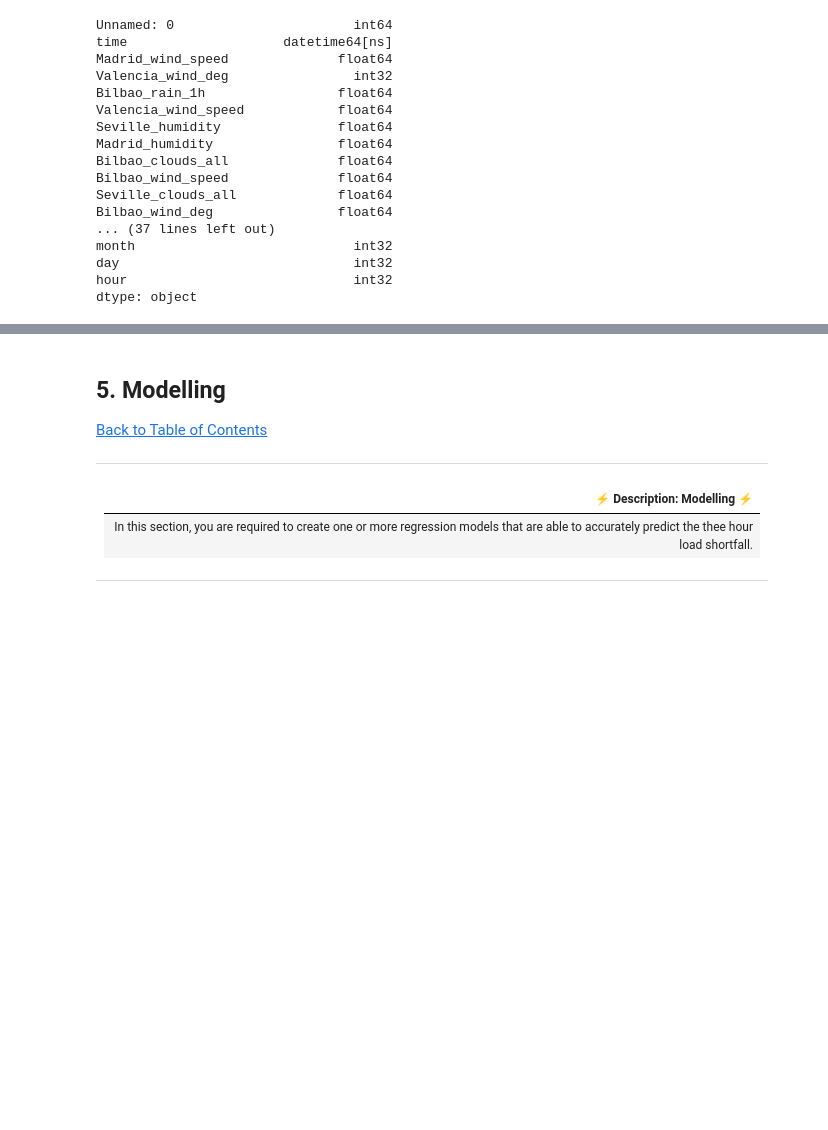
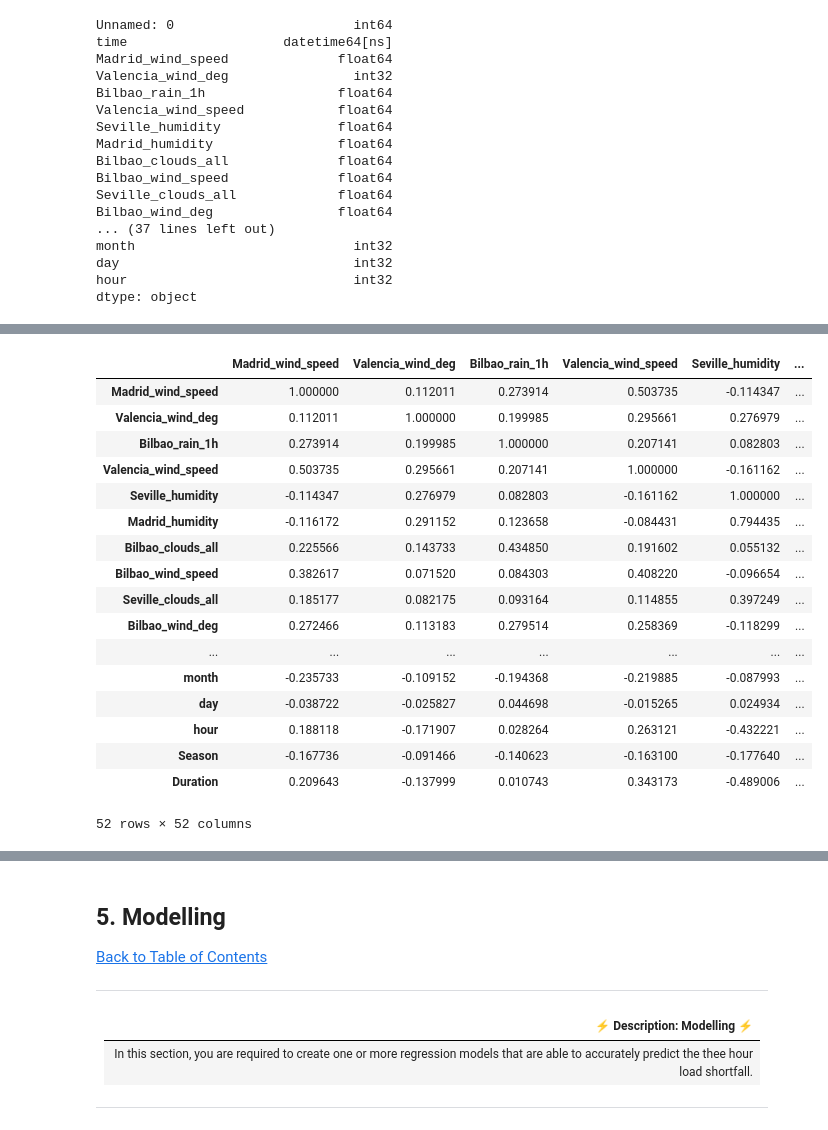
Before and after one commit to setshabapm/spain_electricity_shortfall_challenge_2023, a Jupyter notebook: Advanced-Regression-Starter-Data/starter-notebook.ipynb, the cells around one changed output, grey strips where cells are left out. Cells and saved outputs as stored; diff of their text form; code cells hidden in the pictures; blank space fills up the shorter version.

```diff
--- a/Advanced-Regression-Starter-Data/starter-notebook.ipynb
+++ b/Advanced-Regression-Starter-Data/starter-notebook.ipynb
@@ -869,0 +937,24 @@ corr[np.abs(corr) > 0.9]
+# %%
+# Creating a correlation matrix
+corr = df_clean.corr()
+
+corr
+# %% [output]
+|  | Madrid_wind_speed | Valencia_wind_deg | Bilbao_rain_1h | Valencia_wind_speed | Seville_humidity | ... |
+| Madrid_wind_speed | 1.000000 | 0.112011 | 0.273914 | 0.503735 | -0.114347 | ... |
+| Valencia_wind_deg | 0.112011 | 1.000000 | 0.199985 | 0.295661 | 0.276979 | ... |
+| Bilbao_rain_1h | 0.273914 | 0.199985 | 1.000000 | 0.207141 | 0.082803 | ... |
+| Valencia_wind_speed | 0.503735 | 0.295661 | 0.207141 | 1.000000 | -0.161162 | ... |
+| Seville_humidity | -0.114347 | 0.276979 | 0.082803 | -0.161162 | 1.000000 | ... |
+| Madrid_humidity | -0.116172 | 0.291152 | 0.123658 | -0.084431 | 0.794435 | ... |
+| Bilbao_clouds_all | 0.225566 | 0.143733 | 0.434850 | 0.191602 | 0.055132 | ... |
+| Bilbao_wind_speed | 0.382617 | 0.071520 | 0.084303 | 0.408220 | -0.096654 | ... |
+| Seville_clouds_all | 0.185177 | 0.082175 | 0.093164 | 0.114855 | 0.397249 | ... |
+| Bilbao_wind_deg | 0.272466 | 0.113183 | 0.279514 | 0.258369 | -0.118299 | ... |
+| ... | ... | ... | ... | ... | ... | ... |
+| month | -0.235733 | -0.109152 | -0.194368 | -0.219885 | -0.087993 | ... |
+| day | -0.038722 | -0.025827 | 0.044698 | -0.015265 | 0.024934 | ... |
+| hour | 0.188118 | -0.171907 | 0.028264 | 0.263121 | -0.432221 | ... |
+| Season | -0.167736 | -0.091466 | -0.140623 | -0.163100 | -0.177640 | ... |
+| Duration | 0.209643 | -0.137999 | 0.010743 | 0.343173 | -0.489006 | ... |
+52 rows × 52 columns
```
Also changed, not shown: parts of 30 cells of this notebook.
